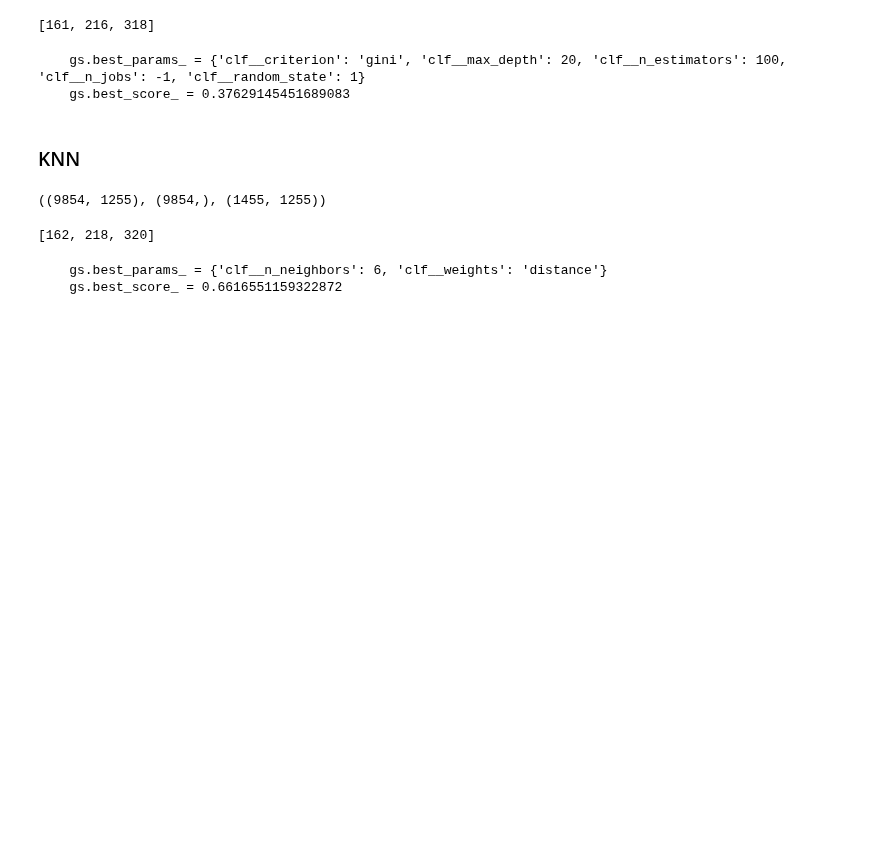
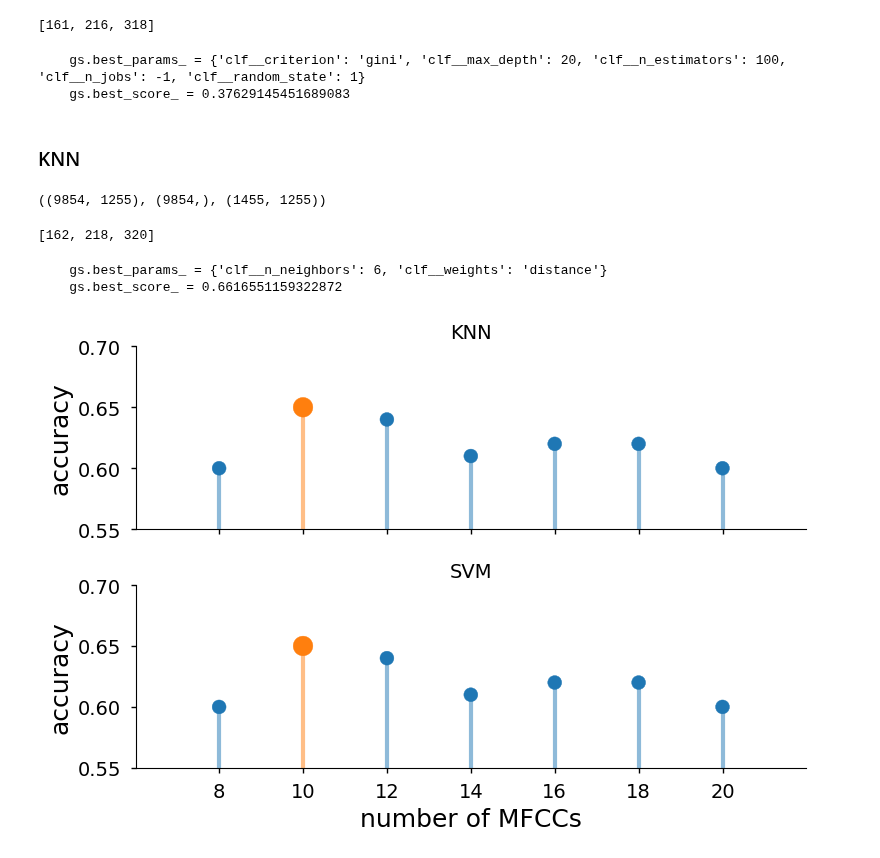
Before and after one commit to Ruglio/DSL-project, a Jupyter notebook: python/code.ipynb, the cells around one changed output. Cells and saved outputs as stored; diff of their text form; code cells hidden in the pictures; blank space fills up the shorter version.

```diff
--- a/python/code.ipynb
+++ b/python/code.ipynb
@@ -439,3 +439,40 @@ write_output(df, gs, X_eval)
 # %% [output]
     gs.best_params_ = {'clf__n_neighbors': 6, 'clf__weights': 'distance'}
     gs.best_score_ = 0.6616551159322872
+# %%
+ns = [8, 10, 12, 14, 16, 18, 20]
+xx = range(1, len(ns)+1)
+
+acc_knn = [0.6, 0.65, 0.64, 0.61, 0.62, 0.62, 0.6]
+sorted_knn = np.argsort(acc_knn)
+color_knn = np.where(sorted_knn==len(acc_knn)-1, 'C1', 'C0')
+size_knn  = np.where(sorted_knn==len(acc_knn)-1, 200, 100)
+
+fig, ax = plt.subplots(2, 1, sharex=True)
+ax[0].vlines(x=ns, ymin=0, ymax=acc_knn, lw=3, color=color_knn, alpha=0.5)
+ax[0].scatter(ns, acc_knn, color=color_knn, s=size_knn, alpha=1)
+ax[0].set_ylim(0.55, 0.7)
+ax[0].set_xlim(6.01, 21.99)
+ax[0].spines[['right', 'top']].set_visible(False)
+ax[0].set_ylabel("accuracy")
+ax[0].set_title("KNN")
+
+
+acc_svm = [0.6, 0.65, 0.64, 0.61, 0.62, 0.62, 0.6]
+sorted_svm = np.argsort(acc_svm)
+color_svm = np.where(sorted_svm==len(acc_svm)-1, 'C1', 'C0')
+size_svm  = np.where(sorted_svm==len(acc_svm)-1, 200, 100)
+
+ax[1].vlines(x=ns, ymin=0, ymax=acc_svm, lw=3, color=color_svm, alpha=0.5)
+ax[1].scatter(ns, acc_svm, color=color_svm, s=size_svm, alpha=1)
+ax[1].set_ylim(0.55, 0.7)
+ax[1].set_xlim(6.01, 21.99)
+ax[1].spines[['right', 'top']].set_visible(False)
+ax[1].set_xlabel("number of MFCCs")
+ax[1].set_ylabel("accuracy")
+ax[1].set_title("SVM")
+
+plt.tight_layout()
+plt.savefig('../report/figures/acc.svg')
+# %% [output]
+[figure, added]
```
Also changed, not shown: 3 other files.
